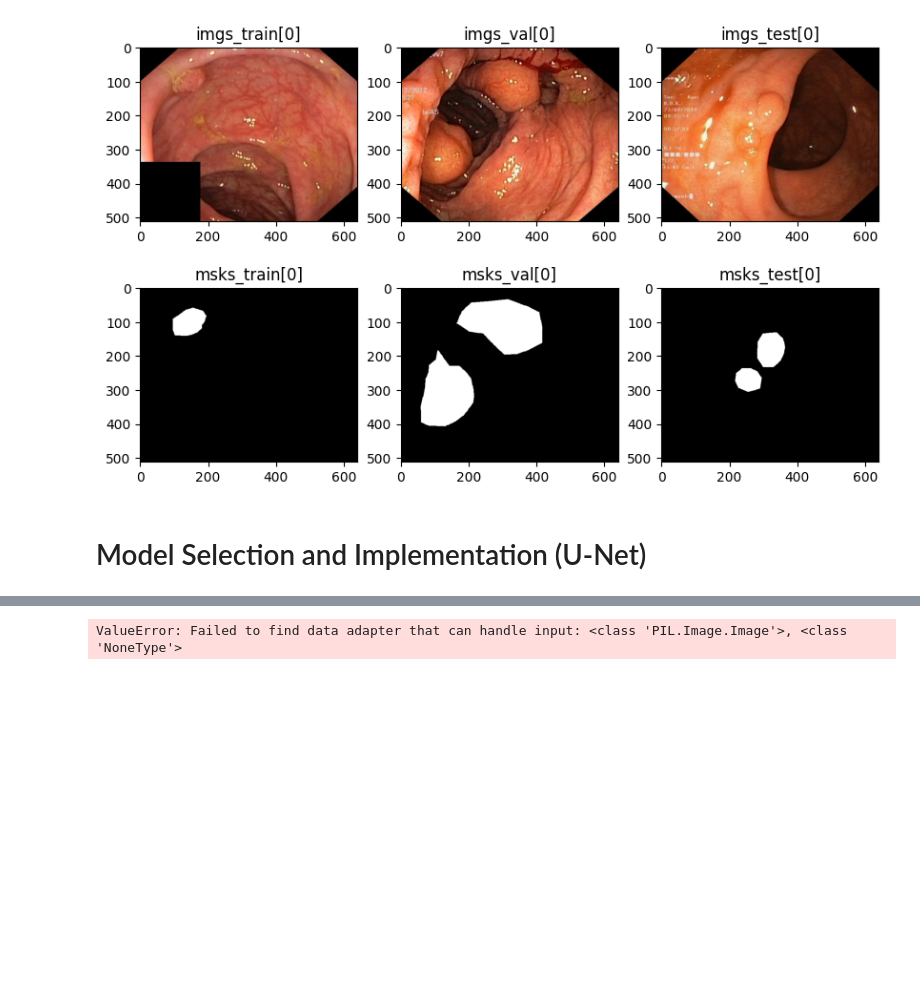
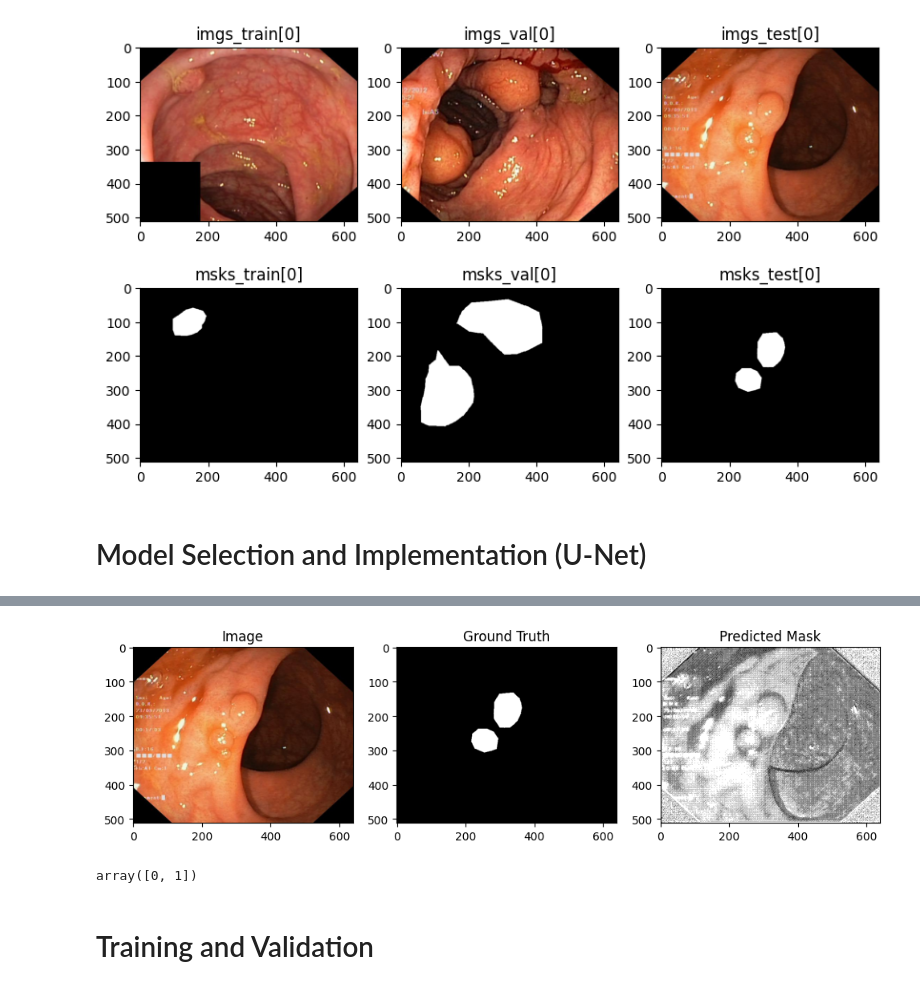
Before and after one commit to mitinull/polyp-segmentation-AI-Project-, a Jupyter notebook: polyp_segm.ipynb, the cells around one changed output, grey strips where cells are left out. Saved outputs shown, nothing was run; the diff lists cells and outputs as text; code cells hidden in the pictures; blank space fills up the shorter version.

Commit message:
Making unet_model prediction work ( no training yet )

```diff
--- a/polyp_segm.ipynb
+++ b/polyp_segm.ipynb
@@ -165,6 +165,12 @@ msks_val = [cv2.resize(msk, (IMG_WIDTH, IMG_HEIGHT), interpolation=cv2.INTER_NEA
 
 imgs_test = [cv2.resize(img, (IMG_WIDTH, IMG_HEIGHT)) for img in tqdm(imgs_test)]
 msks_test = [cv2.resize(msk, (IMG_WIDTH, IMG_HEIGHT), interpolation=cv2.INTER_NEAREST) for msk in tqdm(msks_test)]
+# %%
+# Convert masks lists to binary (zero and one)
+
+msks_train = [(msk > 127).astype(np.uint8) for msk in tqdm(msks_train)]
+msks_val = [(msk > 127).astype(np.uint8) for msk in tqdm(msks_val)]
+msks_test = [(msk > 127).astype(np.uint8) for msk in tqdm(msks_test)]
 # %%
 # Print shape of images inside each list
 
@@ -252,7 +257,7 @@ def upsample_block(x, conv_features, n_filters):
 
 def build_unet_model():
   # inputs
-  inputs = layers.Input(shape=(128,128,3))
+  inputs = layers.Input(shape=(512,640,3))
 
   # encoder: contracting path - downsample
   # 1 - downsample
@@ -278,7 +283,7 @@ def build_unet_model():
   u9 = upsample_block(u8, f1, 64)
 
   # outputs
-  outputs = layers.Conv2D(3, 1, padding="same", activation = "softmax")(u9)
+  outputs = layers.Conv2D(2, 1, padding="same", activation = "softmax")(u9)
 
   # unet model with Keras Functional API
   unet_model = tf.keras.Model(inputs, outputs, name="U-Net")
@@ -286,3 +291,35 @@ def build_unet_model():
   return unet_model
 # %%
 unet_model = build_unet_model()
+# %%
+# Predict an image before training to see if model is working
+
+image = imgs_test[0]
+mask = msks_test[0]
+
+# Predict the mask
+predicted_mask = unet_model.predict(np.expand_dims(image, axis=0))[0]
+
+# Convert the predicted mask to a showable image
+predicted_mask = np.argmax(predicted_mask, axis=-1)
+
+# Show the image, ground truth, and predicted mask
+plt.figure(figsize=(12, 8))
+
+# Image
+plt.subplot(1, 3, 1)
+plt.imshow(cv2.cvtColor(image, cv2.COLOR_BGR2RGB))
+plt.title('Image')
+
+# Ground truth
+plt.subplot(1, 3, 2)
+plt.imshow(mask, cmap='gray')
+plt.title('Ground Truth')
+
+# Predicted mask
+plt.subplot(1, 3, 3)
+plt.imshow(predicted_mask, cmap='gray')
+plt.title('Predicted Mask')
+
+plt.show()
+# %% [output]
@@ -289 +328,8 @@ unet_model = build_unet_model()
+[figure, added]
+# %%
+np.unique(predicted_mask)
+# %% [output]
+array([0, 1])
+# %% [markdown]
+# Training and Validation
 # %%
@@ -293,4 +340,0 @@ unet_model.compile(optimizer=tf.keras.optimizers.Adam(),
-# %%
-unet_model.predict(imgs_test[0])
-# %% [output]
-ValueError: Failed to find data adapter that can handle input: <class 'PIL.Image.Image'>, <class 'NoneType'>
```
Also changed, not shown: parts of 9 cells of this notebook.
